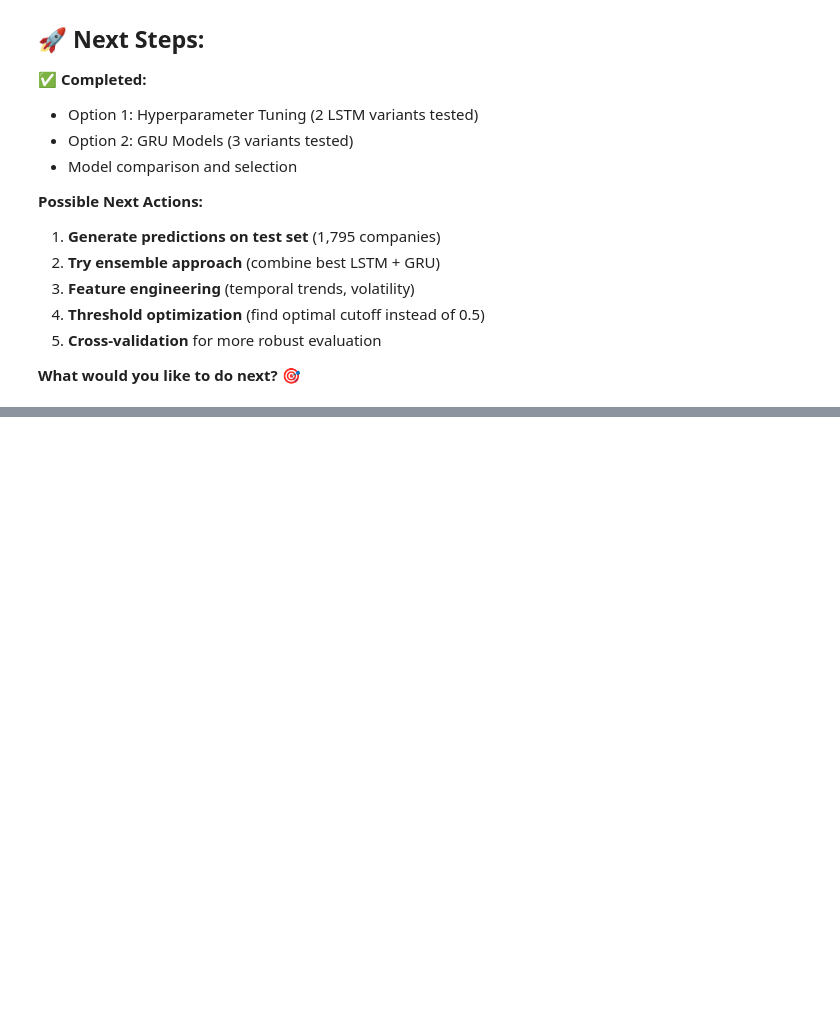
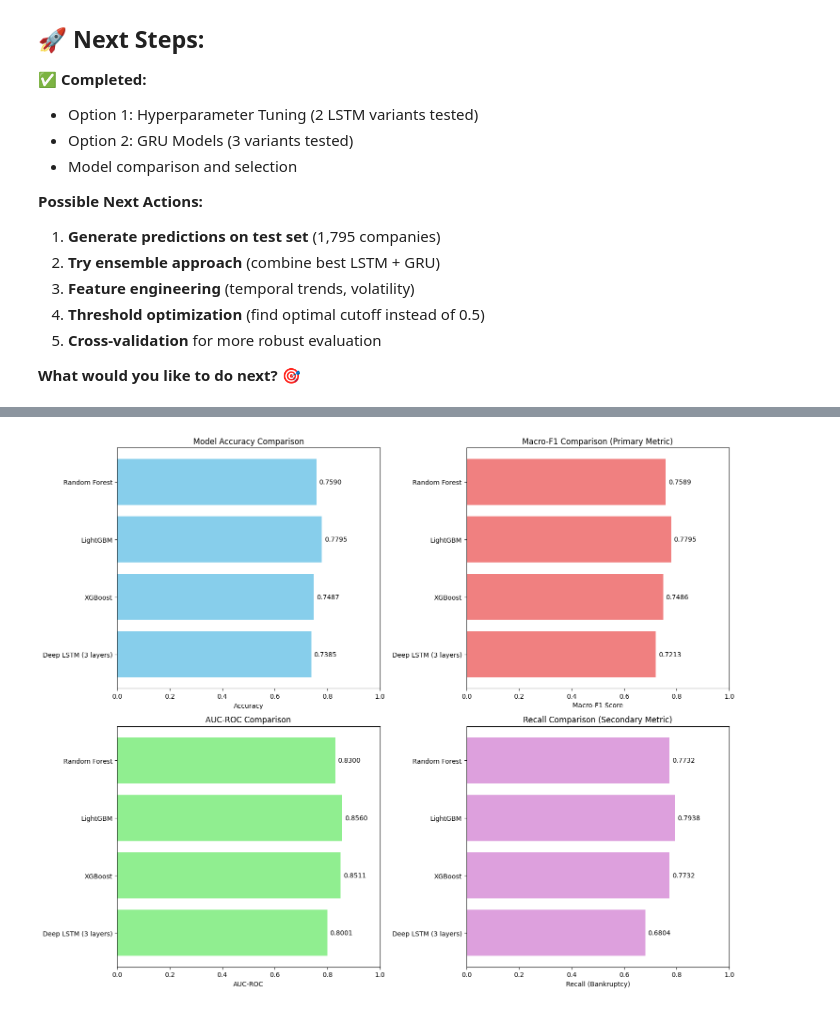
Before and after one commit to c0d3l0v3r-HeHe/Predict2Protect-Hackathon-ISMDhanbad, a Jupyter notebook: notebook.ipynb, the cells around one changed output, grey strips where cells are left out. Saved outputs shown, nothing was run; the diff lists cells and outputs as text; code cells hidden in the pictures; blank space fills up the shorter version.

Commit message:
Completed Model for the Submission

```diff
--- a/notebook.ipynb
+++ b/notebook.ipynb
@@ -2204,0 +2776,20 @@ Performance:
+# %%
+# Split data into train/validation
+X_train_ml_split, X_val_ml_split, y_train_ml_split, y_val_ml_split = train_test_split(
+    X_train_ml,
+    y_train_ml,
+    test_size=0.2,
+    random_state=42,
+    stratify=y_train_ml
+)
+
+print("="*60)
+print("TRAIN/VALIDATION SPLIT")
+print("="*60)
+print(f"Training set: {X_train_ml_split.shape[0]} samples")
+print(f"  - Alive (0): {np.sum(y_train_ml_split == 0)}")
+print(f"  - Failed (1): {np.sum(y_train_ml_split == 1)}")
+print(f"\nValidation set: {X_val_ml_split.shape[0]} samples")
+print(f"  - Alive (0): {np.sum(y_val_ml_split == 0)}")
+print(f"  - Failed (1): {np.sum(y_val_ml_split == 1)}")
+print("\n✓ Data split complete!")
@@ -2204,0 +3091,40 @@ Performance:
+# %%
+# Visualize comparison
+fig, axes = plt.subplots(2, 2, figsize=(15, 12))
+
+# Plot 1: Accuracy
+axes[0, 0].barh(comparison_results['Model'], comparison_results['Accuracy'], color='skyblue')
+axes[0, 0].set_xlabel('Accuracy')
+axes[0, 0].set_title('Model Accuracy Comparison')
+axes[0, 0].set_xlim(0, 1)
+for i, v in enumerate(comparison_results['Accuracy']):
+    axes[0, 0].text(v + 0.01, i, f'{v:.4f}', va='center')
+
+# Plot 2: Macro-F1
+axes[0, 1].barh(comparison_results['Model'], comparison_results['Macro-F1'], color='lightcoral')
+axes[0, 1].set_xlabel('Macro-F1 Score')
+axes[0, 1].set_title('Macro-F1 Comparison (Primary Metric)')
+axes[0, 1].set_xlim(0, 1)
+for i, v in enumerate(comparison_results['Macro-F1']):
+    axes[0, 1].text(v + 0.01, i, f'{v:.4f}', va='center')
+
+# Plot 3: AUC-ROC
+axes[1, 0].barh(comparison_results['Model'], comparison_results['AUC-ROC'], color='lightgreen')
+axes[1, 0].set_xlabel('AUC-ROC')
+axes[1, 0].set_title('AUC-ROC Comparison')
+axes[1, 0].set_xlim(0, 1)
+for i, v in enumerate(comparison_results['AUC-ROC']):
+    axes[1, 0].text(v + 0.01, i, f'{v:.4f}', va='center')
+
+# Plot 4: Recall (Bankruptcy)
+axes[1, 1].barh(comparison_results['Model'], comparison_results['Recall (Bankruptcy)'], color='plum')
+axes[1, 1].set_xlabel('Recall (Bankruptcy)')
+axes[1, 1].set_title('Recall Comparison (Secondary Metric)')
+axes[1, 1].set_xlim(0, 1)
+for i, v in enumerate(comparison_results['Recall (Bankruptcy)']):
+    axes[1, 1].text(v + 0.01, i, f'{v:.4f}', va='center')
+
+plt.tight_layout()
+plt.show()
+# %% [output]
+[figure, added]
```
Also changed, not shown: parts of 51 cells of this notebook, 11 other files.
